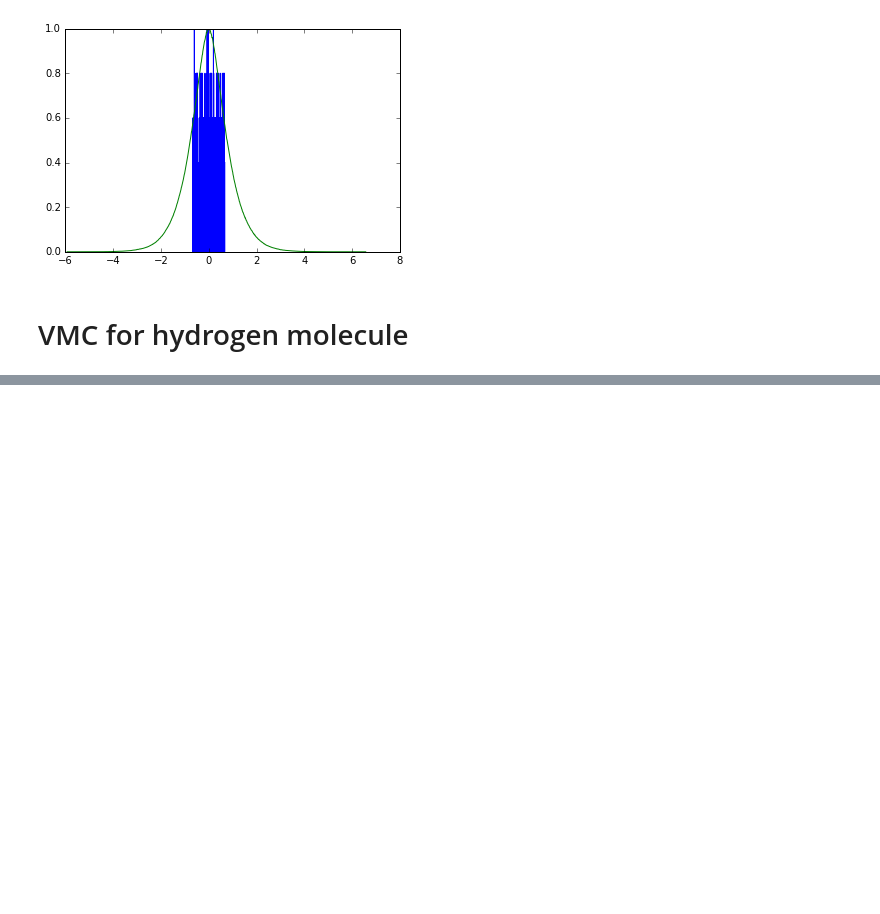
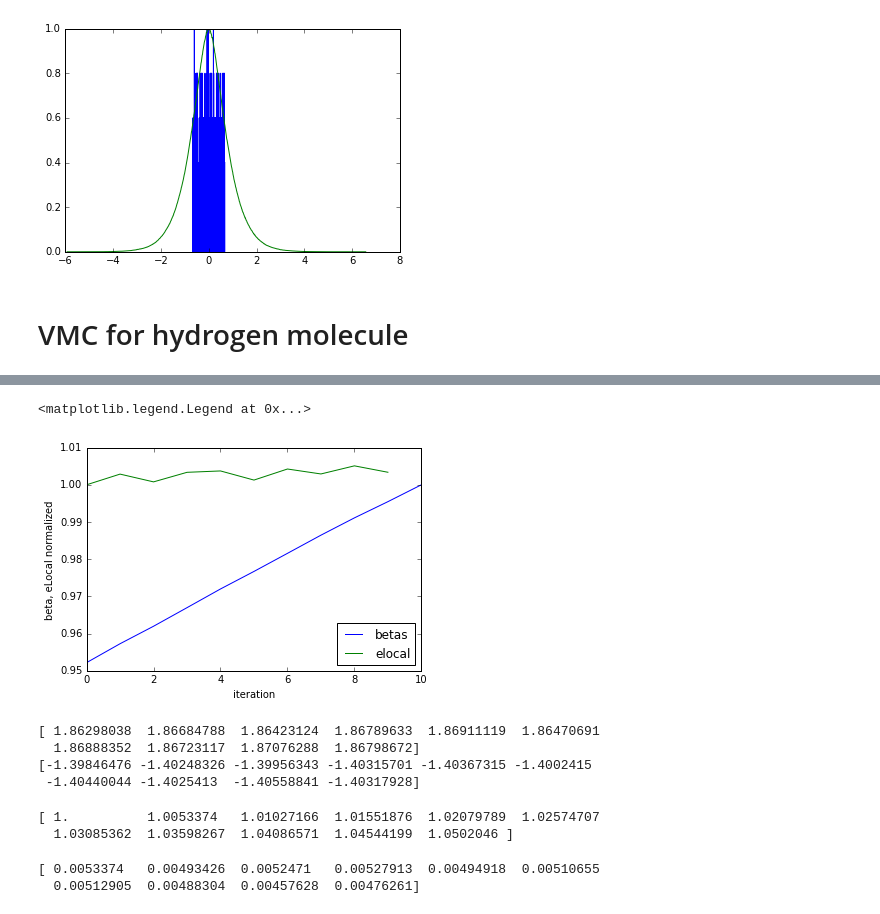
Before and after one commit to GitJaap/Computational-physics, a Jupyter notebook: Quantum Variational MonteCarlo Simulation/Code/Variational MonteCarlo notebook.ipynb, the cells around one changed output, grey strips where cells are left out. Cells and saved outputs as stored; diff of their text form; code cells hidden in the pictures; blank space fills up the shorter version.

```diff
--- a/Quantum Variational MonteCarlo Simulation/Code/Variational MonteCarlo notebook.ipynb
+++ b/Quantum Variational MonteCarlo Simulation/Code/Variational MonteCarlo notebook.ipynb
@@ -199,0 +246,12 @@ i *nWalk
+# %%
+nIt = 10
+Els = np.zeros((nIt))
+ElStds = np.zeros((nIt))
+betas = np.zeros((nIt + 1))
+gamma = 0.8
+betas[0] = 1
+for i in range(0,nIt):
+    print('Calculating step ', i)
+    Els[i], ElStds[i], ElPsiMean, dPsiMean = runMonteCarlo(nWalk = 1000, nStep = 10000, nEquilibriate = 1000, s = 1.4, beta = betas[i])
+    #now calculate derivative to beta
+    betas[i+1] = betas[i] - gamma * 2 * (ElPsiMean - Els[i] * dPsiMean)
@@ -199,0 +270,27 @@ i *nWalk
+# %%
+plt.plot(range(0,nIt+1), betas / max(betas))
+plt.plot(range(0,nIt), Els / max(Els))
+plt.xlabel('iteration')
+plt.ylabel('beta, eLocal normalized')
+plt.legend(('betas', 'elocal'), loc= 'best')
+# %% [output]
+<matplotlib.legend.Legend at 0x...>
+[figure, added]
+# %%
+print(ElStds)
+print(Els)
+# %% [output]
+[ 1.86298038  1.86684788  1.86423124  1.86789633  1.86911119  1.86470691
+  1.86888352  1.86723117  1.87076288  1.86798672]
+[-1.39846476 -1.40248326 -1.39956343 -1.40315701 -1.40367315 -1.4002415
+ -1.40440044 -1.4025413  -1.40558841 -1.40317928]
+# %%
+print(betas)
+# %% [output]
+[ 1.          1.0053374   1.01027166  1.01551876  1.02079789  1.02574707
+  1.03085362  1.03598267  1.04086571  1.04544199  1.0502046 ]
+# %%
+print(np.diff(betas))
+# %% [output]
+[ 0.0053374   0.00493426  0.0052471   0.00527913  0.00494918  0.00510655
+  0.00512905  0.00488304  0.00457628  0.00476261]
```
Also changed, not shown: parts of 9 cells of this notebook.
